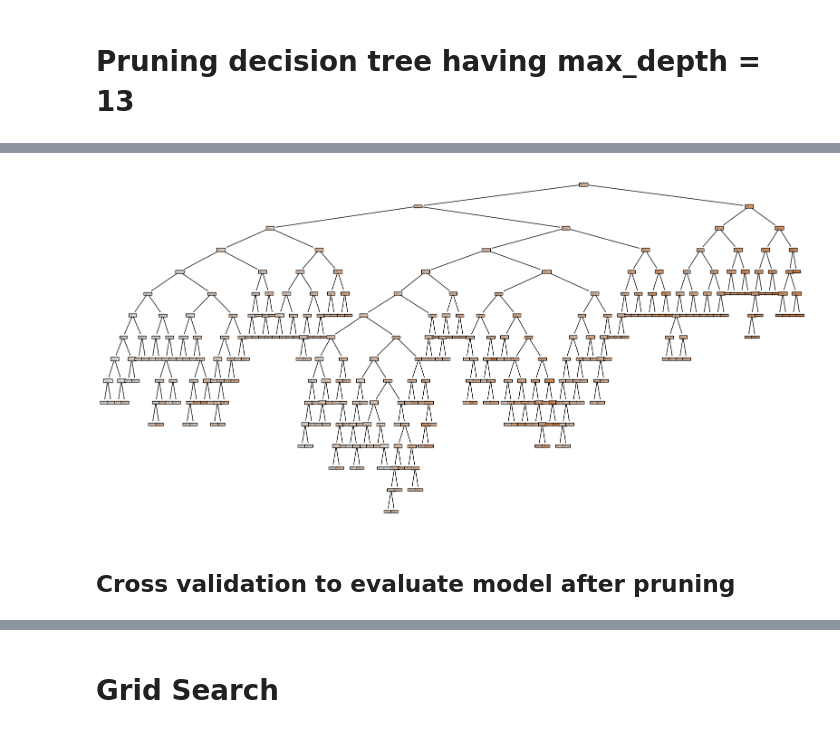
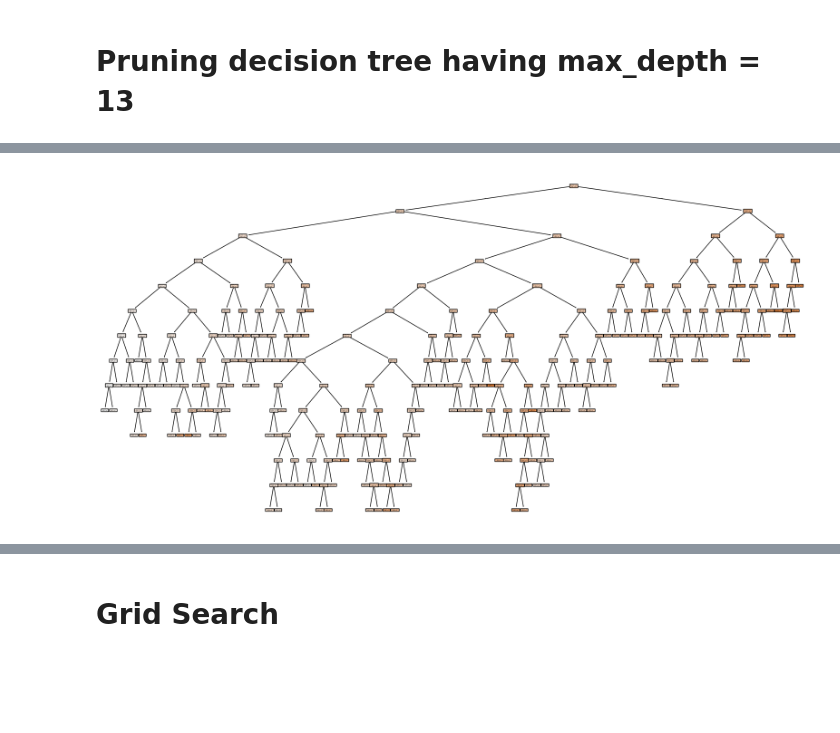
Before and after one commit to nttrung612/Football_Players_Rating_Prediction, a Jupyter notebook: decision_tree.ipynb, the cells around one changed output, grey strips where cells are left out. Drawn from its saved outputs; the diff is of its cells as text; code cells hidden in the pictures; blank space fills up the shorter version.

Commit message:
Decision Tree Tuning

```diff
--- a/decision_tree.ipynb
+++ b/decision_tree.ipynb
@@ -167,3 +146,11 @@ X_train, X_test, y_train, y_test = train_test_split(X, y, test_size=0.3, random_
+# %%
+from category_encoders import TargetEncoder
+
+encoder = TargetEncoder(cols=['nationality'])
+encoder.fit(X_train, y_train)
+
+X_train = encoder.transform(X_train)
+X_val = encoder.transform(X_val)
 # %%
 model = DecisionTreeRegressor(random_state=42, max_depth=13)
 
@@ -181,17 +168,12 @@ array([0.00000000e+00, 3.98025792e-05, 3.98025792e-05, ...,
 # %%
-df = pd.read_csv('data.csv')
-
-X = df.drop('overall_rating', axis=1)
-y = df['overall_rating']
-
-from sklearn.model_selection import train_test_split
-
-X_train, X_test, y_train, y_test = train_test_split(X, y, test_size=0.3, random_state=42)
+X_train, X_test, y_train, y_test = train_test_split(X, y, test_size=0.15, random_state=42)
 # %%
 from sklearn.model_selection import cross_val_score
 
 trees = []
 scores = []
+
+cv = KFold(n_splits=5, shuffle=True, random_state=42)
 
 for ccp_alpha in ccp_alphas:
     tree = Pipeline([
@@ -201,7 +183,7 @@ for ccp_alpha in ccp_alphas:
     tree.fit(X_train, y_train)
     trees.append(tree)
 
-    score = cross_val_score(tree, X_train, y_train, cv=5, scoring='neg_mean_squared_error', n_jobs=-1)
+    score = cross_val_score(tree, X_train, y_train, cv=cv, scoring='neg_mean_squared_error', n_jobs=-1)
     scores.append(np.mean(score))
 
 MSE_train = [mean_squared_error(y_train, tree.predict(X_train)) for tree in trees]
@@ -261,8 +259,9 @@ Pipeline(steps=[('te', TargetEncoder(cols=['nationality'])),
 # %%
+X_train, X_test, y_train, y_test = train_test_split(X, y, test_size=0.15, random_state=42)
+
 pruning_model = Pipeline([
     ('te', TargetEncoder(cols=['nationality'])),
-    ('dt', DecisionTreeRegressor(ccp_alpha=0.014447222009716376, max_depth=13,
-                      random_state=42))
+    ('dt', DecisionTreeRegressor(random_state=42, ccp_alpha=ccp_alphas[best_idx], max_depth=13))
 ])
 pruning_model.fit(X_train, y_train)
 # %% [output]
@@ -291,10 +288,8 @@ R2: 0.832
 # %%
 from sklearn.tree import plot_tree
 
 plt.figure(figsize=(20, 10))
-plot_tree(model.named_steps['dt'], filled=True, feature_names=X.columns)
+plot_tree(pruning_model.named_steps['dt'], filled=True, feature_names=X.columns)
 plt.show()
 # %% [output]
-[figure, old version]
+[figure, new version]
-# %% [markdown]
-## Cross validation to evaluate model after pruning
```
Also changed, not shown: parts of 57 cells of this notebook.
